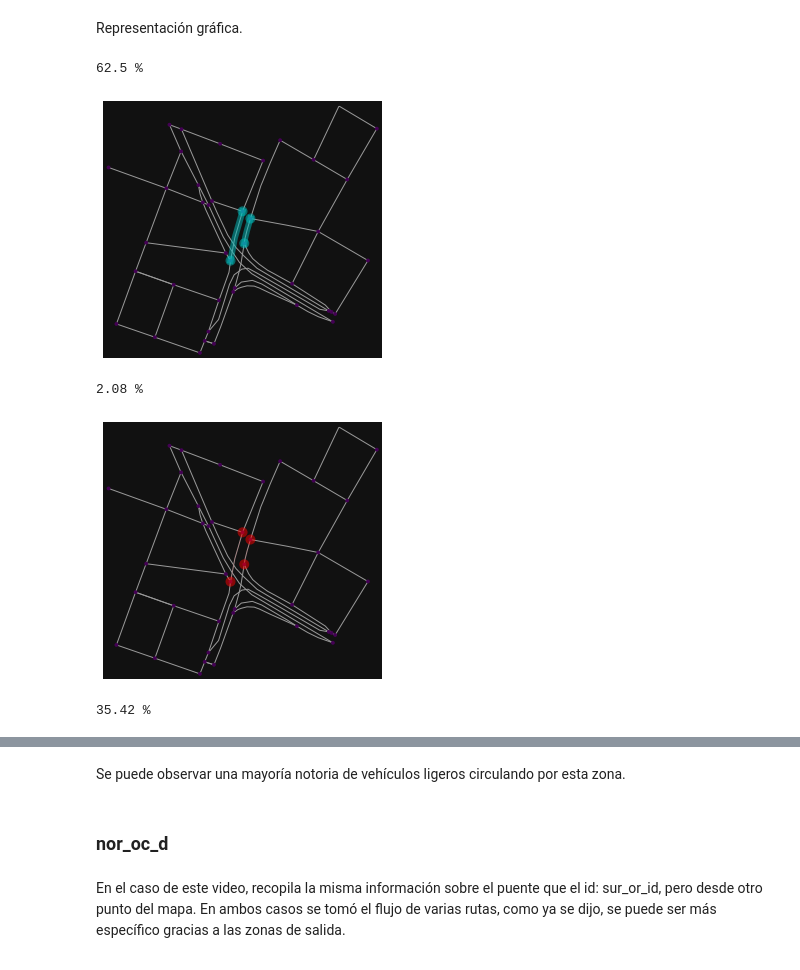
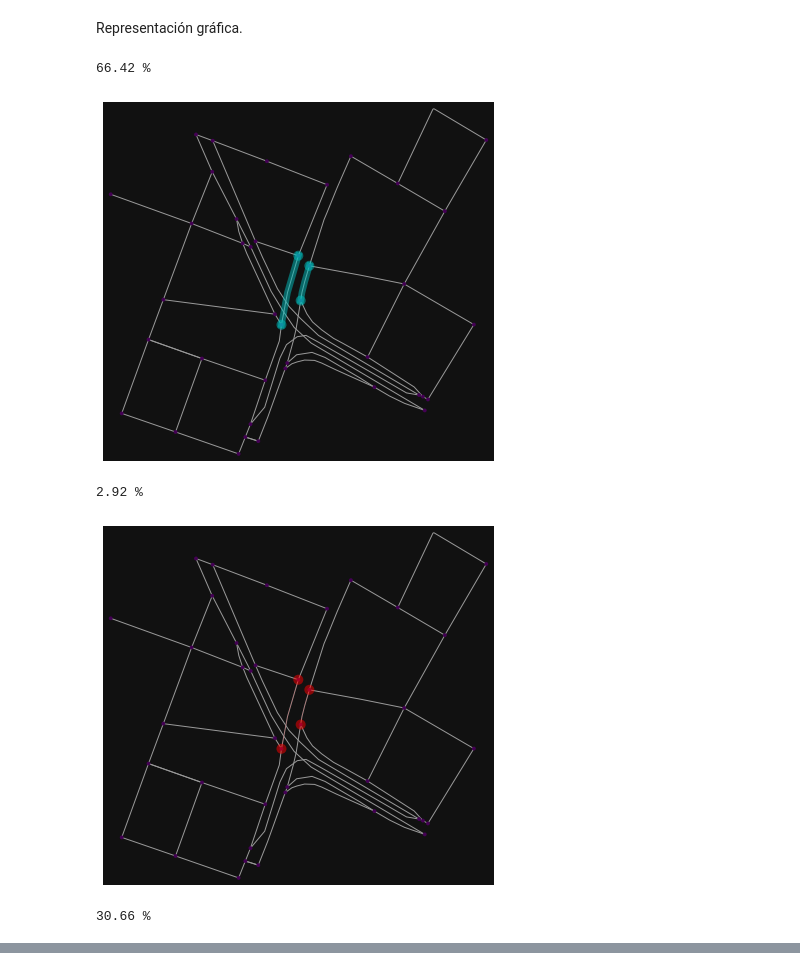
Before and after one commit to danielTeniente/proyecto_capstone, a Jupyter notebook: analisis/Tema_2.ipynb, the cells around one changed output, grey strips where cells are left out. Drawn from its saved outputs; the diff is of its cells as text; code cells hidden in the pictures.

```diff
--- a/analisis/Tema_2.ipynb
+++ b/analisis/Tema_2.ipynb
@@ -119,0 +145,6 @@ plt.imshow(img)
+# %%
+cantidades = np.array([0,0,0])
+
+for i in range(len(frames)):
+    cantidades += np.array([frames.iloc[i][0], frames.iloc[i][1], frames.iloc[i][4]])
+cantidades
@@ -161,0 +197,7 @@ porcentajes = np.array(cantidades)/np.sum(cantidades)
+# %%
+data2 = pd.read_csv('../detector_flujo_urbano/conteo_nor_or_ab.csv')
+data3 = pd.read_csv('../detector_flujo_urbano/conteo_p_g_ab.csv')
+# %%
+datos = [data,data2,data3]
+frames = pd.concat(datos)
+frames
@@ -161,0 +209,6 @@ porcentajes = np.array(cantidades)/np.sum(cantidades)
+# %%
+cantidades = np.array([0,0,0])
+
+for i in range(len(frames)):
+    cantidades += np.array([frames.iloc[i][0], frames.iloc[i][1], frames.iloc[i][4]])
+cantidades
@@ -166,10 +223,10 @@ rutas = [[lab2graph[31],lab2graph[5]],[lab2graph[1],lab2graph[21]]]
 # %% [markdown]
 Representación gráfica.
 # %%
-show_vhq_type_routes(porcentajes,graph,rutas)
+show_vhq_type_routes(porcentajes,graph,rutas,size=(7,7))
 # %% [output]
-62.5 %
+66.42 %
-[figure, old version]
+[figure, new version]
-2.08 %
+2.92 %
-[figure, old version]
+[figure, new version]
-35.42 %
+30.66 %
@@ -177,4 +233,0 @@ show_vhq_type_routes(porcentajes,graph,rutas)
-# %% [markdown]
-Se puede observar una mayoría notoria de vehículos ligeros circulando por esta zona.
-# %% [markdown]
-### nor_oc_d
@@ -185,2 +233,0 @@ porcentajes = np.array(cantidades)/np.sum(cantidades)
-# %% [markdown]
-En el caso de este video, recopila la misma información sobre el puente que el id: sur_or_id, pero desde otro punto del mapa. En ambos casos se tomó el flujo de varias rutas, como ya se dijo, se puede ser más específico gracias a las zonas de salida.
```
Also changed, not shown: parts of 46 cells of this notebook, 7 other files.
